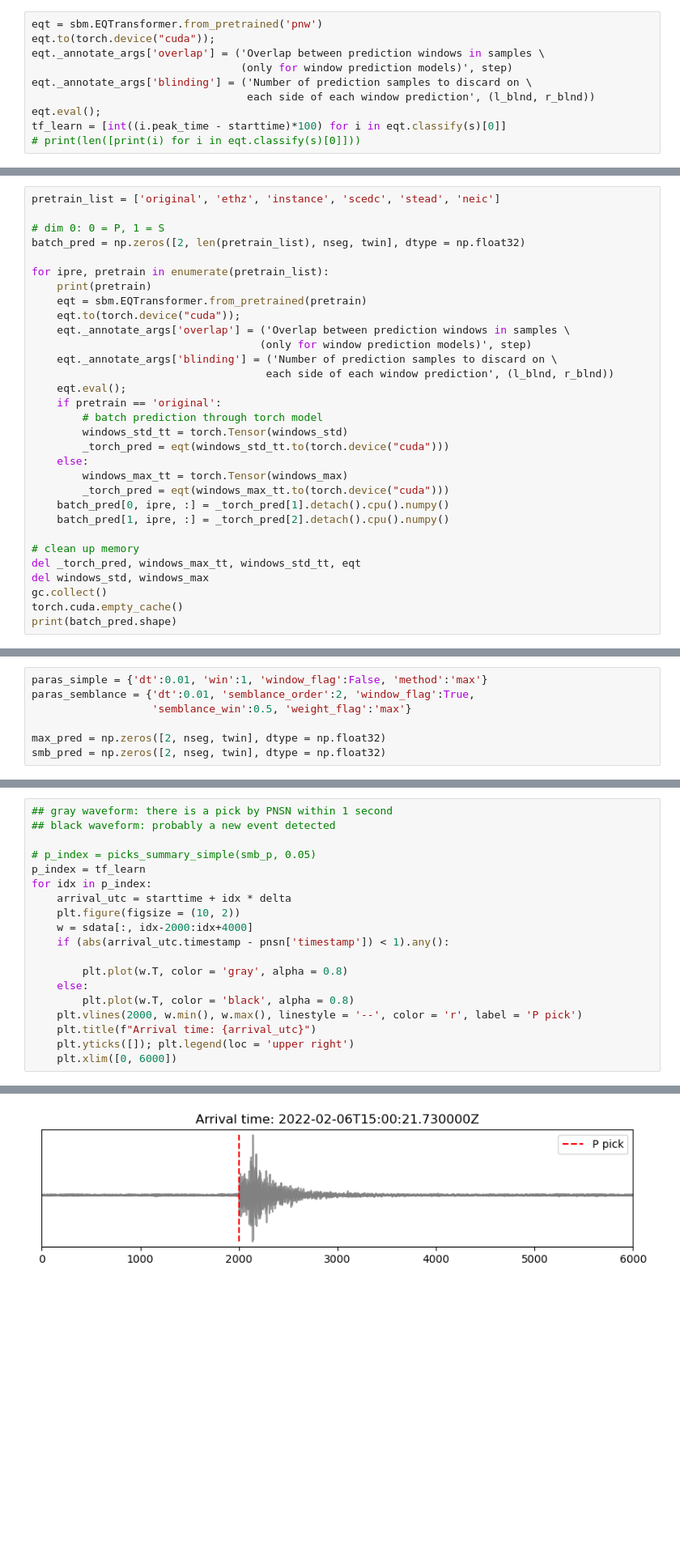
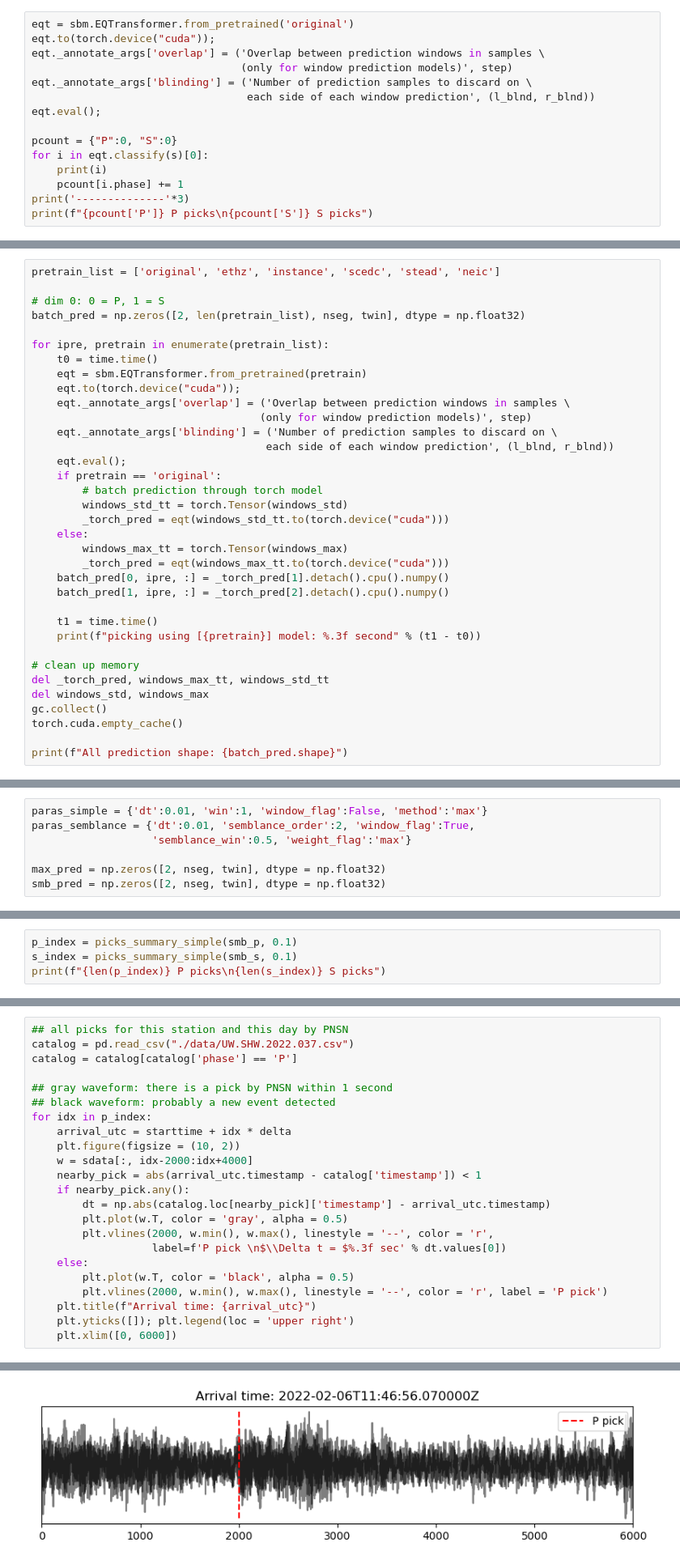
Before and after one commit to congcy/ELEP, a Jupyter notebook: docs/tutorials/example_BB_continuous_data_UW_SHW.ipynb, the cells around one changed output, grey strips where cells are left out. Shown at 81% size. Drawn from its saved outputs; the diff is of its cells as text; blank space fills up the shorter version.

Commit message:
update BB tutorials (broadband window + continuous)

```diff
--- a/docs/tutorials/example_BB_continuous_data_UW_SHW.ipynb
+++ b/docs/tutorials/example_BB_continuous_data_UW_SHW.ipynb
@@ -66,12 +69,17 @@ step = 3000
 l_blnd, r_blnd = 500, 500
 nseg = int(np.ceil((npts - twin) / step)) + 1
 # %%
-eqt = sbm.EQTransformer.from_pretrained('pnw')
+eqt = sbm.EQTransformer.from_pretrained('original')
 eqt.to(torch.device("cuda"));
 eqt._annotate_args['overlap'] = ('Overlap between prediction windows in samples \
                                  (only for window prediction models)', step)
 eqt._annotate_args['blinding'] = ('Number of prediction samples to discard on \
                                   each side of each window prediction', (l_blnd, r_blnd))
 eqt.eval();
-tf_learn = [int((i.peak_time - starttime)*100) for i in eqt.classify(s)[0]]
-# print(len([print(i) for i in eqt.classify(s)[0]]))
+
+pcount = {"P":0, "S":0}
+for i in eqt.classify(s)[0]:
+    print(i)
+    pcount[i.phase] += 1
+print('--------------'*3)
+print(f"{pcount['P']} P picks\n{pcount['S']} S picks")
@@ -117,7 +143,7 @@ pretrain_list = ['original', 'ethz', 'instance', 'scedc', 'stead', 'neic']
 batch_pred = np.zeros([2, len(pretrain_list), nseg, twin], dtype = np.float32)
 
 for ipre, pretrain in enumerate(pretrain_list):
-    print(pretrain)
+    t0 = time.time()
     eqt = sbm.EQTransformer.from_pretrained(pretrain)
     eqt.to(torch.device("cuda"));
     eqt._annotate_args['overlap'] = ('Overlap between prediction windows in samples \
@@ -135,10 +161,14 @@ for ipre, pretrain in enumerate(pretrain_list):
     batch_pred[0, ipre, :] = _torch_pred[1].detach().cpu().numpy()
     batch_pred[1, ipre, :] = _torch_pred[2].detach().cpu().numpy()
 
+    t1 = time.time()
+    print(f"picking using [{pretrain}] model: %.3f second" % (t1 - t0))
+
 # clean up memory
-del _torch_pred, windows_max_tt, windows_std_tt, eqt
+del _torch_pred, windows_max_tt, windows_std_tt
 del windows_std, windows_max
 gc.collect()
 torch.cuda.empty_cache()
-print(batch_pred.shape)
+
+print(f"All prediction shape: {batch_pred.shape}")
 # %% [output]
@@ -283,0 +302,4 @@ pnsn
+# %%
+p_index = picks_summary_simple(smb_p, 0.1)
+s_index = picks_summary_simple(smb_s, 0.1)
+print(f"{len(p_index)} P picks\n{len(s_index)} S picks")
@@ -284,19 +309,23 @@ pnsn
 # %%
+## all picks for this station and this day by PNSN
+catalog = pd.read_csv("./data/UW.SHW.2022.037.csv")
+catalog = catalog[catalog['phase'] == 'P']
+
 ## gray waveform: there is a pick by PNSN within 1 second
 ## black waveform: probably a new event detected
-
-# p_index = picks_summary_simple(smb_p, 0.05)
-p_index = tf_learn
 for idx in p_index:
     arrival_utc = starttime + idx * delta
     plt.figure(figsize = (10, 2))
     w = sdata[:, idx-2000:idx+4000]
-    if (abs(arrival_utc.timestamp - pnsn['timestamp']) < 1).any():
-
-        plt.plot(w.T, color = 'gray', alpha = 0.8)
+    nearby_pick = abs(arrival_utc.timestamp - catalog['timestamp']) < 1
+    if nearby_pick.any():
+        dt = np.abs(catalog.loc[nearby_pick]['timestamp'] - arrival_utc.timestamp)
+        plt.plot(w.T, color = 'gray', alpha = 0.5)
+        plt.vlines(2000, w.min(), w.max(), linestyle = '--', color = 'r',
+                   label=f'P pick \n$\\Delta t = $%.3f sec' % dt.values[0])
     else:
-        plt.plot(w.T, color = 'black', alpha = 0.8)
-    plt.vlines(2000, w.min(), w.max(), linestyle = '--', color = 'r', label = 'P pick')
+        plt.plot(w.T, color = 'black', alpha = 0.5)
+        plt.vlines(2000, w.min(), w.max(), linestyle = '--', color = 'r', label = 'P pick')
     plt.title(f"Arrival time: {arrival_utc}")
     plt.yticks([]); plt.legend(loc = 'upper right')
     plt.xlim([0, 6000])
@@ -310 +339 @@ for idx in p_index:
-[figure, old version]
+[figure, new version]
```
Also changed, not shown: parts of 23 cells of this notebook, 3 other files.
